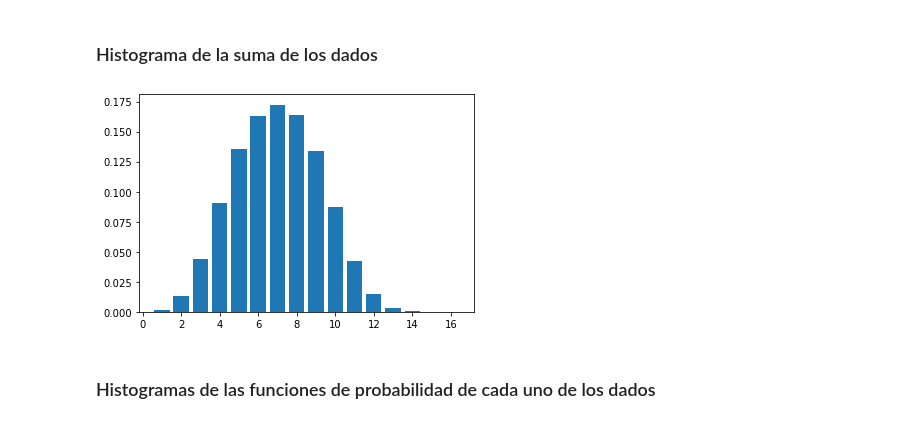
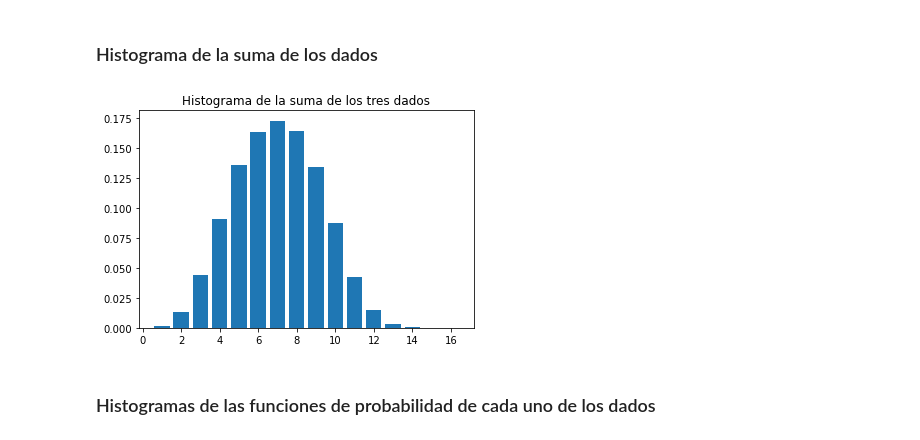
Before and after one commit to Palacios-F/ProyectoConjunto_FCPalacios_ARendon, a Jupyter notebook: Tarea4_PalaciosFC_RendonA.ipynb, the cells around one changed output. Drawn from its saved outputs; the diff is of its cells as text; code cells hidden in the pictures.

```diff
--- a/Tarea4_PalaciosFC_RendonA.ipynb
+++ b/Tarea4_PalaciosFC_RendonA.ipynb
@@ -64,14 +64,15 @@ answ
 # %%
 n = 10000000
 d1 = np.random.randint(1,7,n)
 d2 = st.binom(n=5,p=0.5).rvs(size = n)
 d3 = st.binom(n=5,p=0.2).rvs(size = n)
 suma = d1+d2+d3
 maximo = suma.max()
 y,x = np.histogram(suma, bins = maximo, density = True)
-plt.bar(range(1, maximo+1),y);
+plt.bar(range(1, maximo+1),y)
+plt.title('Histograma de la suma de los tres dados');
 # %% [output]
-[figure, old version]
+[figure, new version]
 # %% [markdown]
 ### Histogramas de las funciones de probabilidad de cada uno de los dados
 # %%
```
Also changed, not shown: parts of 11 cells of this notebook.
